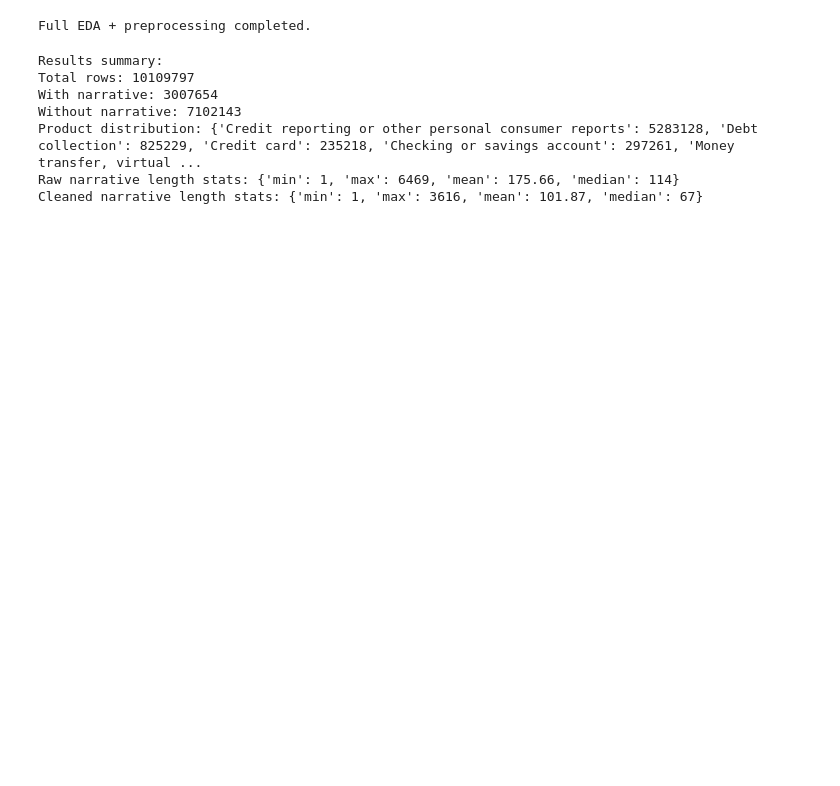
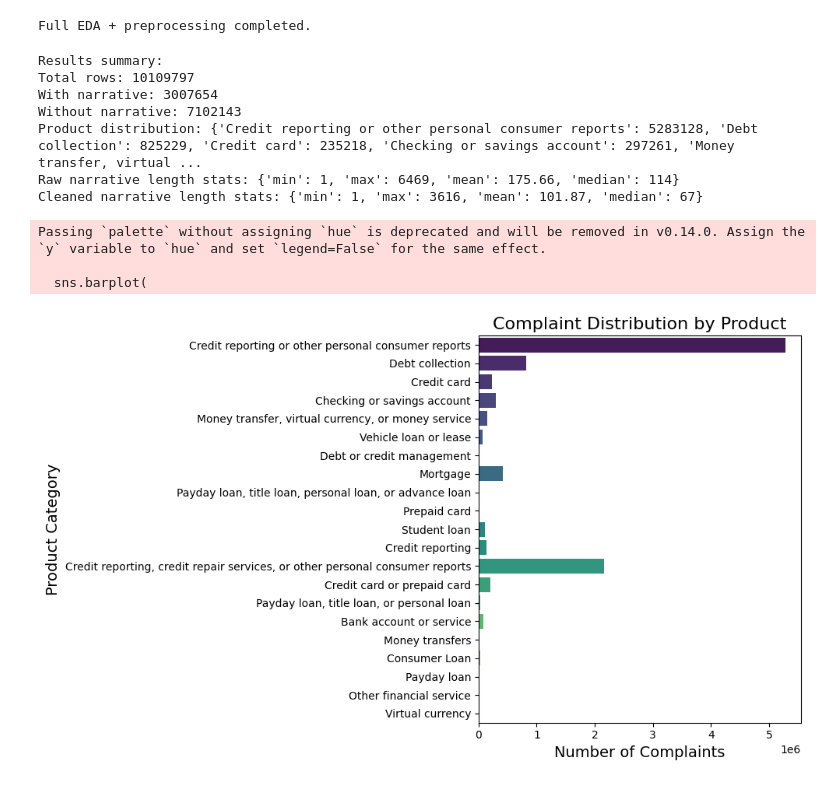
Before and after one commit to AdeyAmare/rag-complaint-chatbot, a Jupyter notebook: notebooks/EDA.ipynb, the cells around one changed output. Cells and saved outputs as stored; diff of their text form; code cells hidden in the pictures; blank space fills up the shorter version.

Commit message:
fix: plots

```diff
--- a/notebooks/EDA.ipynb
+++ b/notebooks/EDA.ipynb
@@ -133,6 +133,45 @@ Without narrative: 7102143
 Product distribution: {'Credit reporting or other personal consumer reports': 5283128, 'Debt collection': 825229, 'Credit card': 235218, 'Checking or savings account': 297261, 'Money transfer, virtual ...
 Raw narrative length stats: {'min': 1, 'max': 6469, 'mean': 175.66, 'median': 114}
 Cleaned narrative length stats: {'min': 1, 'max': 3616, 'mean': 101.87, 'median': 67}
+# %%
+import matplotlib.pyplot as plt
+import seaborn as sns
+from pathlib import Path
+
+# Optional: display plots inline in Jupyter
+%matplotlib inline
+
+# Use your existing product distribution
+product_distribution = results['product_distribution']
+
+# Create horizontal bar plot
+plt.figure(figsize=(10, 6))
+
+sns.barplot(
+    y=list(product_distribution.keys()),  # categories on y-axis
+    x=list(product_distribution.values()),  # counts on x-axis
+    orient='h',
+    palette="viridis"  # optional color palette
+)
+
+plt.title("Complaint Distribution by Product", fontsize=16)
+plt.xlabel("Number of Complaints", fontsize=14)
+plt.ylabel("Product Category", fontsize=14)
+
+# Tight layout to prevent clipping
+plt.tight_layout()
+
+# Optional: save the figure
+figures_dir = Path("./figures")
+figures_dir.mkdir(exist_ok=True)
+plt.savefig(figures_dir / "product_distribution_horizontal.png", dpi=300)
+
+plt.show()
+# %% [output]
+Passing `palette` without assigning `hue` is deprecated and will be removed in v0.14.0. Assign the `y` variable to `hue` and set `legend=False` for the same effect.
+
+  sns.barplot(
+[figure, added]
 # %%
 # -----------------------------
 # Step 7: Display individual plots (optional)
```
Also changed, not shown: parts of 6 cells of this notebook, 3 other files.
